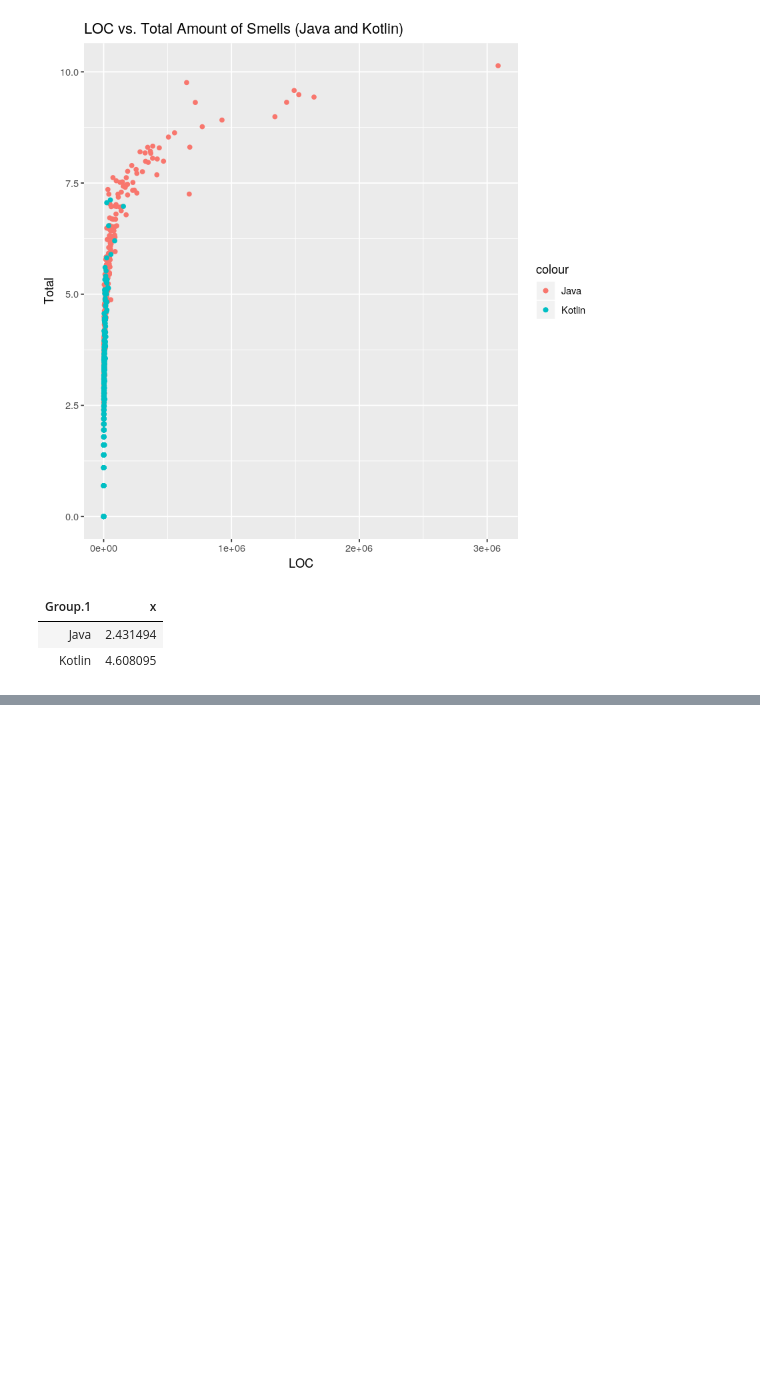
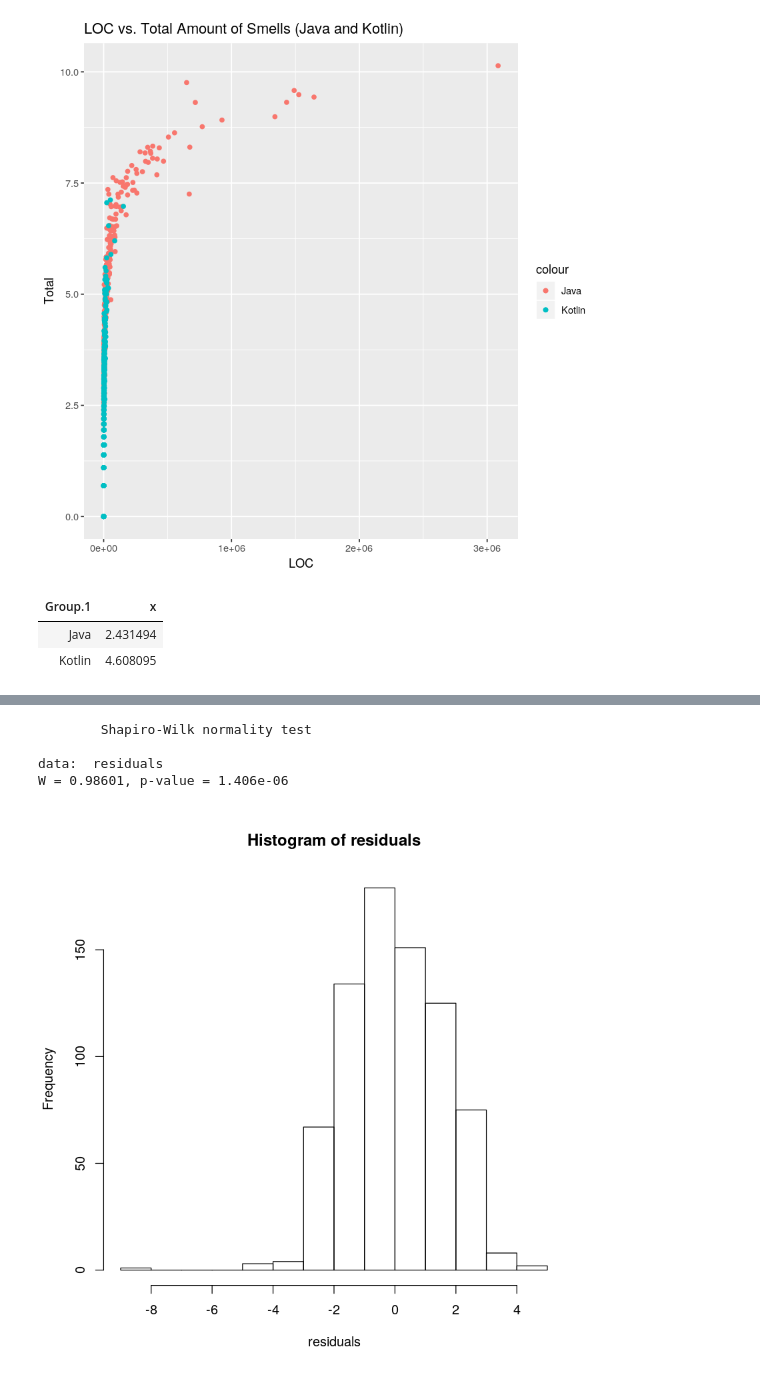
Before and after one commit to SimonHellbrueck/BT_Repository_Mining, a Jupyter notebook: regressiondiagnostics.ipynb, the cells around one changed output, grey strips where cells are left out. Saved outputs shown, nothing was run; the diff lists cells and outputs as text; code cells hidden in the pictures; blank space fills up the shorter version.

```diff
--- a/regressiondiagnostics.ipynb
+++ b/regressiondiagnostics.ipynb
@@ -235,8 +235,9 @@ ggplot() +
 # %% [output]
 [figure]
 # %%
-Total_java_kotlin <- java_kotlin_df$Total
-Language_java_kotlin <- java_kotlin_df$Language
+total_java_kotlin <- java_kotlin_df$Total
+language_java_kotlin <- java_kotlin_df$Language
+loc_java_kotlin <- java_kotlin_df$LOC
 
 aggregate(Total_java_kotlin, by=list(Language_java_kotlin), FUN=mean)
 # %% [output]
@@ -276,4 +272,4 @@ sample estimates:
 # %%
-result_of_ancova <- aov(java_kotlin_df$Total ~ java_kotlin_df$LOC + java_kotlin_df$Language, data = java_kotlin_df)
+result_of_ancova <- aov(total_java_kotlin ~ loc_java_kotlin + language_java_kotlin, data = java_kotlin_df)
 summary(result_of_ancova)
 # %% [output]
@@ -284,2 +280,14 @@ Residuals               746 1796.2     2.4
 ---
 Signif. codes:  0 ‘***’ 0.001 ‘**’ 0.01 ‘*’ 0.05 ‘.’ 0.1 ‘ ’ 1
+# %%
+residuals <- resid(result_of_ancova)
+shapiro.test(residuals)
+# %% [output]
+        Shapiro-Wilk normality test
+
+data:  residuals
+W = 0.98601, p-value = 1.406e-06
+# %%
+hist(residuals)
+# %% [output]
+[figure, added]
```
Also changed, not shown: parts of 6 cells of this notebook.
